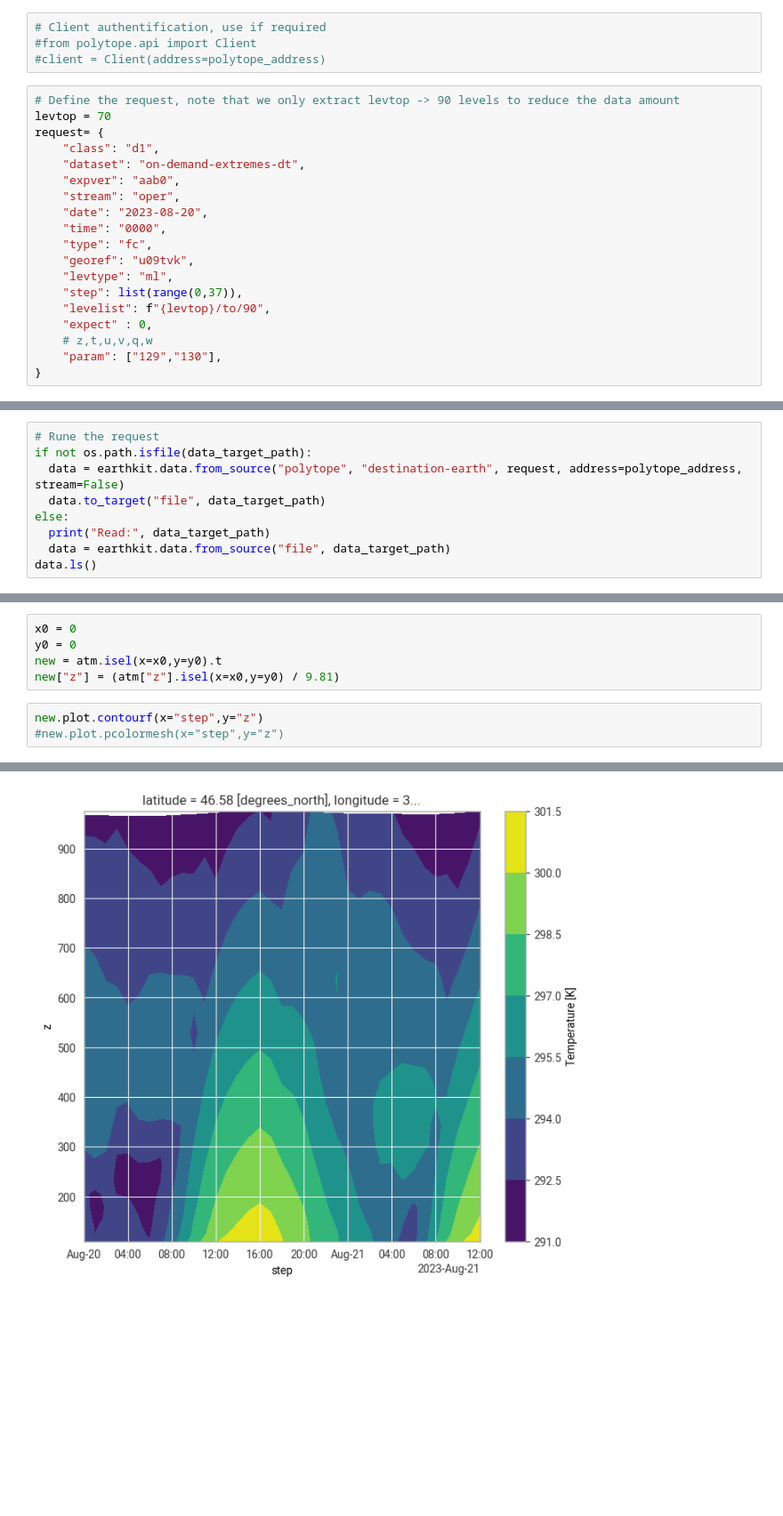
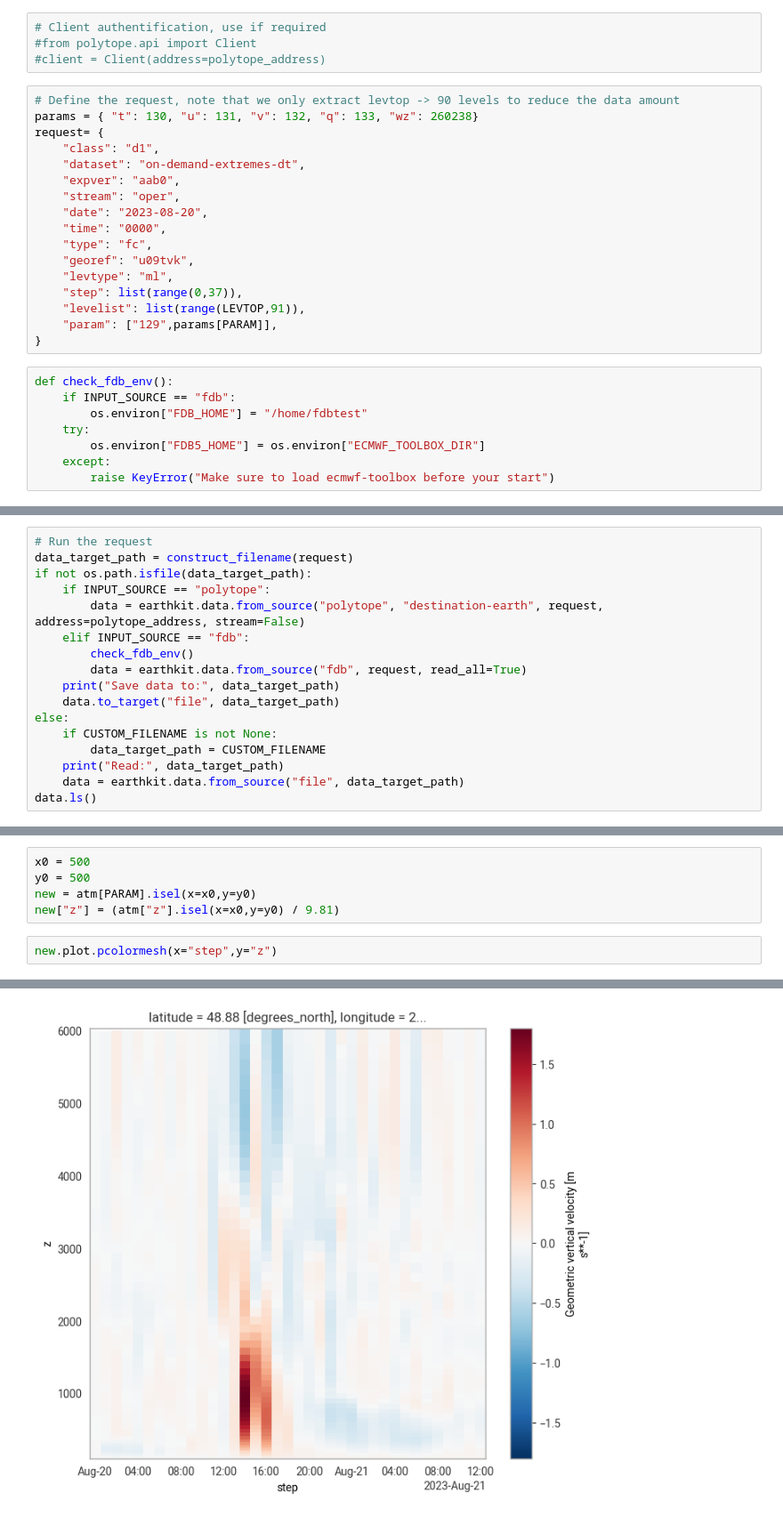
Before and after one commit to UrbanAIRProject/NWP_demo_data, a Jupyter notebook: paris_time_height_plot.ipynb, the cells around one changed output, grey strips where cells are left out. Shown: that part at 89% size. Drawn from its saved outputs; the diff is of its cells as text; blank space fills up the shorter version.

```diff
--- a/paris_time_height_plot.ipynb
+++ b/paris_time_height_plot.ipynb
@@ -16,7 +22,7 @@ polytope_address="polytope.lumi.apps.dte.destination-earth.eu"
 #client = Client(address=polytope_address)
 # %%
 # Define the request, note that we only extract levtop -> 90 levels to reduce the data amount
-levtop = 70
+params = { "t": 130, "u": 131, "v": 132, "q": 133, "wz": 260238}
 request= {
     "class": "d1",
     "dataset": "on-demand-extremes-dt",
@@ -28,9 +34,15 @@ request= {
     "georef": "u09tvk",
     "levtype": "ml",
     "step": list(range(0,37)),
-    "levelist": f"{levtop}/to/90",
-    "expect" : 0,
-    # z,t,u,v,q,w
-    "param": ["129","130"],
+    "levelist": list(range(LEVTOP,91)),
+    "param": ["129",params[PARAM]],
 }
+# %%
+def check_fdb_env():
+    if INPUT_SOURCE == "fdb":
+        os.environ["FDB_HOME"] = "/home/fdbtest"
+    try:
+        os.environ["FDB5_HOME"] = os.environ["ECMWF_TOOLBOX_DIR"]
+    except:
+        raise KeyError("Make sure to load ecmwf-toolbox before your start")
 # %%
@@ -43,10 +67,18 @@ data_target_path
 # %%
-# Rune the request
+# Run the request
+data_target_path = construct_filename(request)
 if not os.path.isfile(data_target_path):
-  data = earthkit.data.from_source("polytope", "destination-earth", request, address=polytope_address, stream=False)
-  data.to_target("file", data_target_path)
+    if INPUT_SOURCE == "polytope":
+        data = earthkit.data.from_source("polytope", "destination-earth", request, address=polytope_address, stream=False)
+    elif INPUT_SOURCE == "fdb":
+        check_fdb_env()
+        data = earthkit.data.from_source("fdb", request, read_all=True)
+    print("Save data to:", data_target_path)
+    data.to_target("file", data_target_path)
 else:
-  print("Read:", data_target_path)
-  data = earthkit.data.from_source("file", data_target_path)
+    if CUSTOM_FILENAME is not None:
+        data_target_path = CUSTOM_FILENAME
+    print("Read:", data_target_path)
+    data = earthkit.data.from_source("file", data_target_path)
 data.ls()
 # %% [output]
@@ -71,10 +102,9 @@ atm = data.sel({"typeOfLevel": "hybrid"}).to_xarray()
 atm["step"] = data.sel({"typeOfLevel": "hybrid"}).datetime()["valid_time"]
 # %%
-x0 = 0
-y0 = 0
-new = atm.isel(x=x0,y=y0).t
+x0 = 500
+y0 = 500
+new = atm[PARAM].isel(x=x0,y=y0)
 new["z"] = (atm["z"].isel(x=x0,y=y0) / 9.81)
 # %%
-new.plot.contourf(x="step",y="z")
-#new.plot.pcolormesh(x="step",y="z")
+new.plot.pcolormesh(x="step",y="z")
 # %% [output]
@@ -82 +112 @@ new.plot.contourf(x="step",y="z")
-[figure, old version]
+[figure, new version]
```
Also changed, not shown: parts of 7 cells of this notebook, 1 other file.
